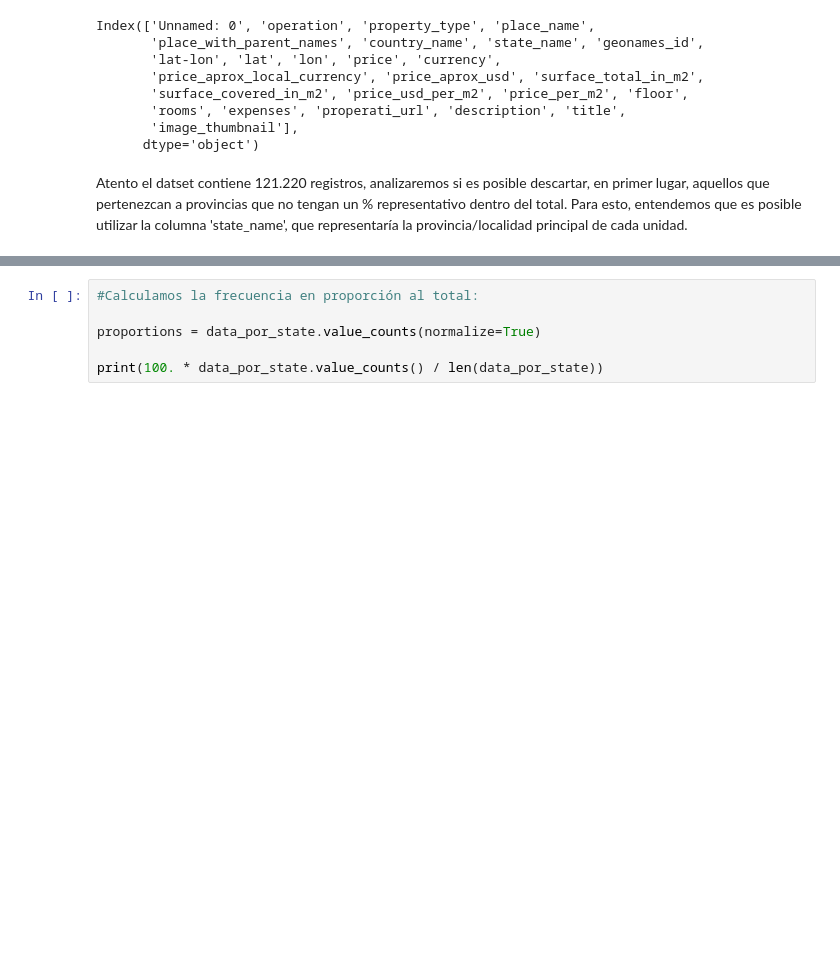
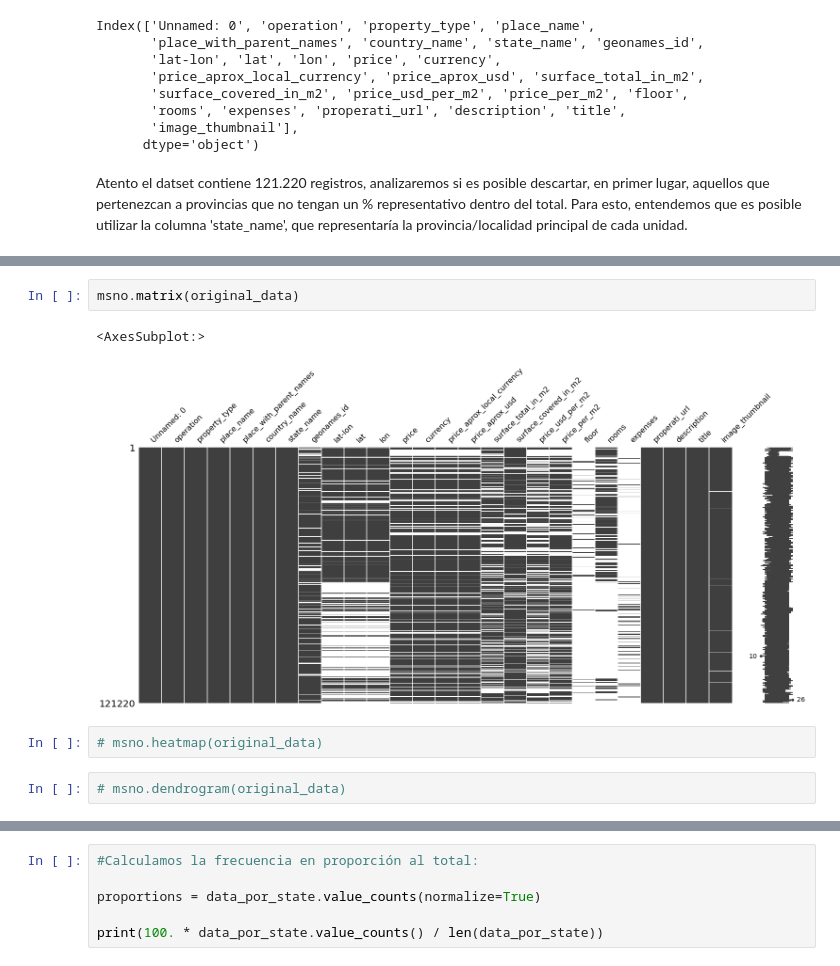
Before and after one commit to Luchiii89/DH_grupo_6, a Jupyter notebook: Desafio_1.ipynb, the cells around one changed output, grey strips where cells are left out. Drawn from its saved outputs; the diff is of its cells as text; blank space fills up the shorter version.

```diff
--- a/Desafio_1.ipynb
+++ b/Desafio_1.ipynb
@@ -100,0 +139,9 @@ Para esto, entendemos que es posible utilizar la columna 'state_name', que repre
+# %%
+msno.matrix(original_data)
+# %% [output]
+<AxesSubplot:>
+[figure, added]
+# %%
+# msno.heatmap(original_data)
+# %%
+# msno.dendrogram(original_data)
```
Also changed, not shown: parts of 20 cells of this notebook.
